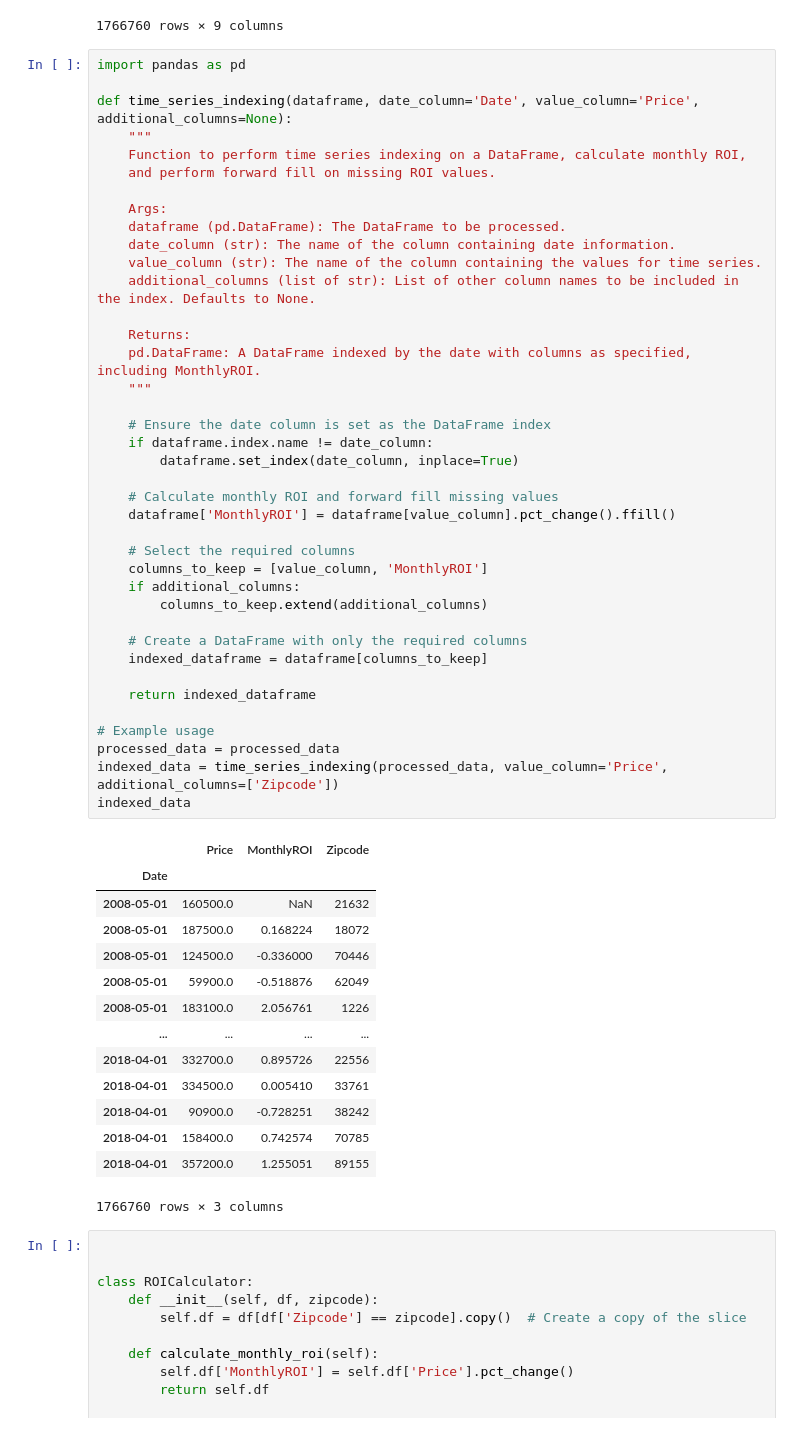
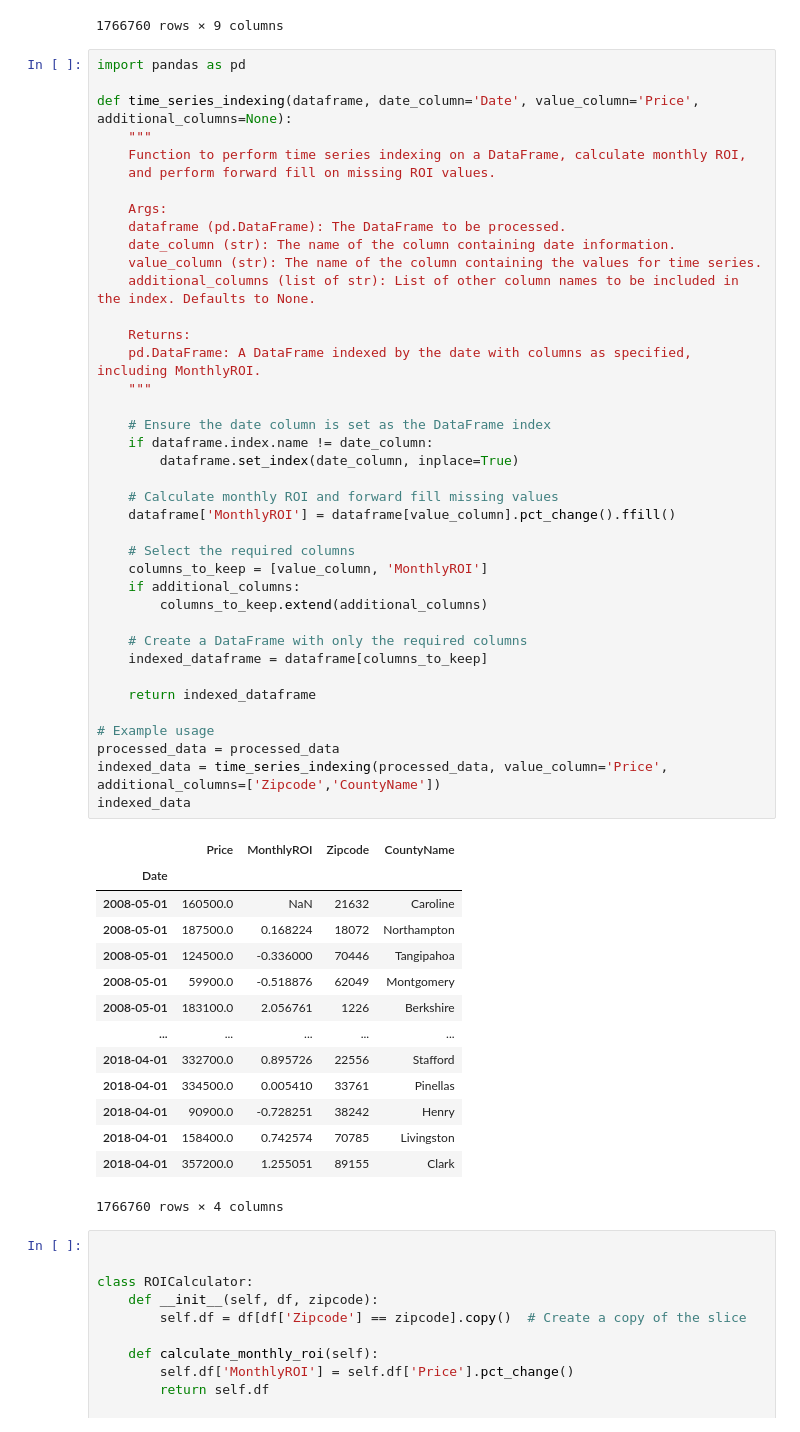
Before and after one commit to MWENDA1999/Predictive-Modeling-Time-Series-Forecasting-G9DSF-FT06-P4, a Jupyter notebook: notebook.ipynb, the cells around one changed output. Saved outputs shown, nothing was run; the diff lists cells and outputs as text.

```diff
--- a/notebook.ipynb
+++ b/notebook.ipynb
@@ -538,48 +535,48 @@ def time_series_indexing(dataframe, date_column='Date', value_column='Price', ad
     dataframe (pd.DataFrame): The DataFrame to be processed.
     date_column (str): The name of the column containing date information.
     value_column (str): The name of the column containing the values for time series.
     additional_columns (list of str): List of other column names to be included in the index. Defaults to None.
 
     Returns:
     pd.DataFrame: A DataFrame indexed by the date with columns as specified, including MonthlyROI.
     """
 
     # Ensure the date column is set as the DataFrame index
     if dataframe.index.name != date_column:
         dataframe.set_index(date_column, inplace=True)
 
     # Calculate monthly ROI and forward fill missing values
     dataframe['MonthlyROI'] = dataframe[value_column].pct_change().ffill()
 
     # Select the required columns
     columns_to_keep = [value_column, 'MonthlyROI']
     if additional_columns:
         columns_to_keep.extend(additional_columns)
 
     # Create a DataFrame with only the required columns
     indexed_dataframe = dataframe[columns_to_keep]
 
     return indexed_dataframe
 
 # Example usage
 processed_data = processed_data
-indexed_data = time_series_indexing(processed_data, value_column='Price', additional_columns=['Zipcode'])
+indexed_data = time_series_indexing(processed_data, value_column='Price', additional_columns=['Zipcode','CountyName'])
 indexed_data
 # %% [output]
-|  | Price | MonthlyROI | Zipcode |
-| Date |  |  |  |
-| 2008-05-01 | 160500.0 | NaN | 21632 |
-| 2008-05-01 | 187500.0 | 0.168224 | 18072 |
-| 2008-05-01 | 124500.0 | -0.336000 | 70446 |
-| 2008-05-01 | 59900.0 | -0.518876 | 62049 |
-| 2008-05-01 | 183100.0 | 2.056761 | 1226 |
-| ... | ... | ... | ... |
-| 2018-04-01 | 332700.0 | 0.895726 | 22556 |
-| 2018-04-01 | 334500.0 | 0.005410 | 33761 |
-| 2018-04-01 | 90900.0 | -0.728251 | 38242 |
-| 2018-04-01 | 158400.0 | 0.742574 | 70785 |
-| 2018-04-01 | 357200.0 | 1.255051 | 89155 |
+|  | Price | MonthlyROI | Zipcode | CountyName |
+| Date |  |  |  |  |
+| 2008-05-01 | 160500.0 | NaN | 21632 | Caroline |
+| 2008-05-01 | 187500.0 | 0.168224 | 18072 | Northampton |
+| 2008-05-01 | 124500.0 | -0.336000 | 70446 | Tangipahoa |
+| 2008-05-01 | 59900.0 | -0.518876 | 62049 | Montgomery |
+| 2008-05-01 | 183100.0 | 2.056761 | 1226 | Berkshire |
+| ... | ... | ... | ... | ... |
+| 2018-04-01 | 332700.0 | 0.895726 | 22556 | Stafford |
+| 2018-04-01 | 334500.0 | 0.005410 | 33761 | Pinellas |
+| 2018-04-01 | 90900.0 | -0.728251 | 38242 | Henry |
+| 2018-04-01 | 158400.0 | 0.742574 | 70785 | Livingston |
+| 2018-04-01 | 357200.0 | 1.255051 | 89155 | Clark |
-1766760 rows × 3 columns
+1766760 rows × 4 columns
 # %%
 
 
```
Also changed, not shown: parts of 9 cells of this notebook.
